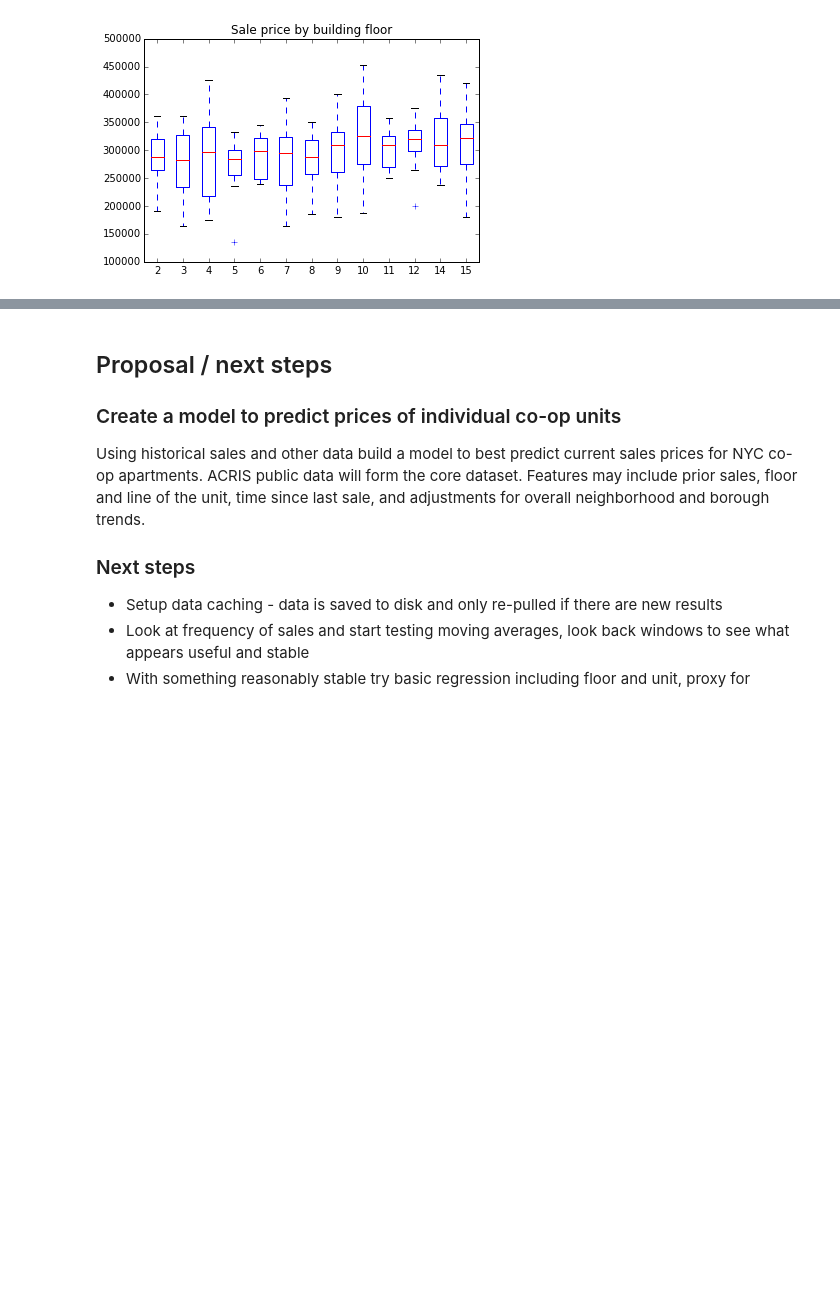
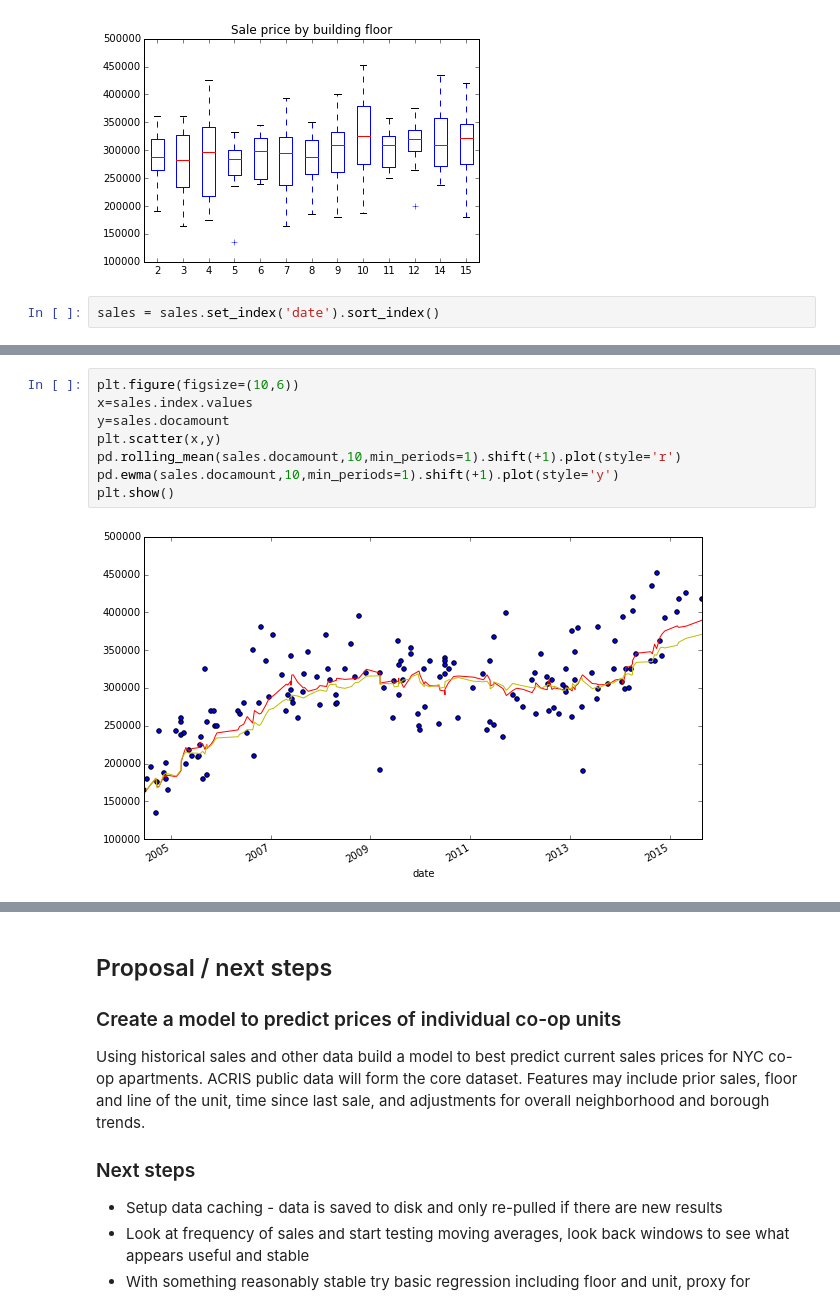
Before and after one commit to Jwerberg/slideruleprojects, a Jupyter notebook: Coop part 2.ipynb, the cells around one changed output, grey strips where cells are left out. Cells and saved outputs as stored; diff of their text form; blank space fills up the shorter version.

```diff
--- a/Coop part 2.ipynb
+++ b/Coop part 2.ipynb
@@ -215,3 +212,5 @@ plt.title('Sale price by building floor')
 plt.show()
 # %% [output]
 [figure]
+# %%
+sales = sales.set_index('date').sort_index()
@@ -217,0 +228,10 @@ plt.show()
+# %%
+plt.figure(figsize=(10,6))
+x=sales.index.values
+y=sales.docamount
+plt.scatter(x,y)
+pd.rolling_mean(sales.docamount,10,min_periods=1).shift(+1).plot(style='r')
+pd.ewma(sales.docamount,10,min_periods=1).shift(+1).plot(style='y')
+plt.show()
+# %% [output]
+[figure, added]
```
Also changed, not shown: parts of 16 cells of this notebook.
